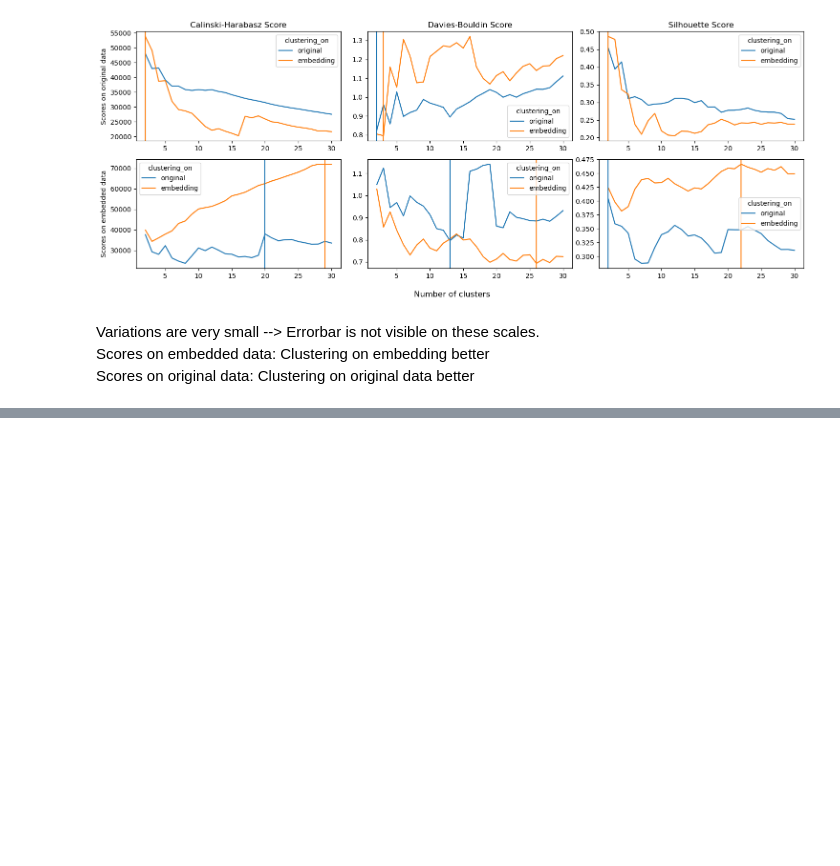
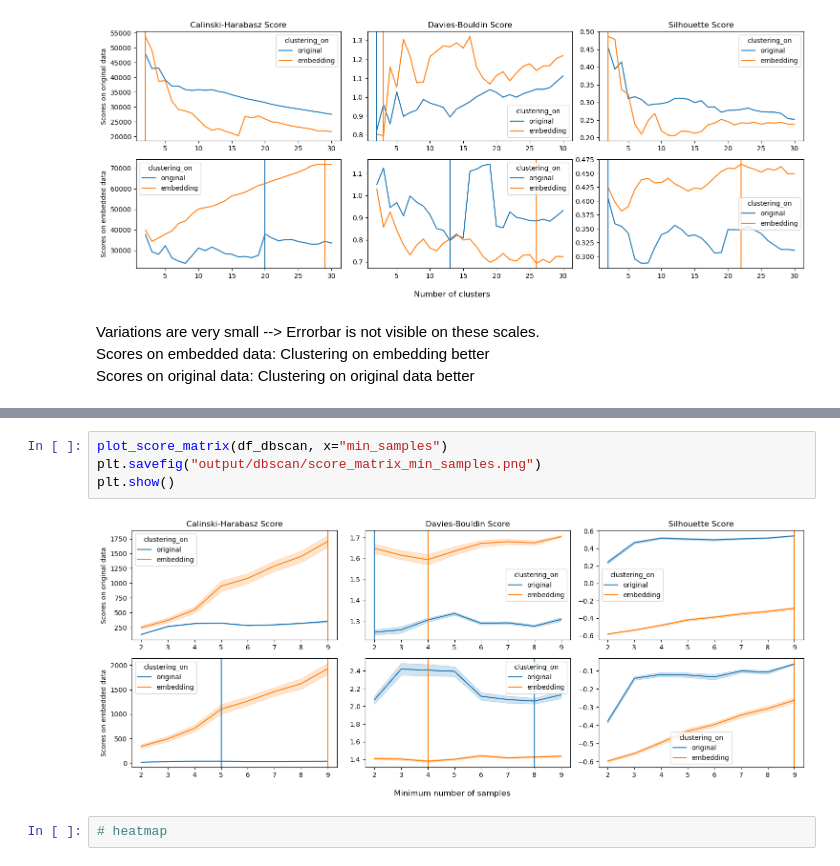
Before and after one commit to y-jenniges/ocean_cluster_validation, a Jupyter notebook: score_visualization.ipynb, the cells around one changed output, grey strips where cells are left out. Drawn from its saved outputs; the diff is of its cells as text; blank space fills up the shorter version.

```diff
--- a/score_visualization.ipynb
+++ b/score_visualization.ipynb
@@ -183,0 +204,8 @@ plt.show()
+# %%
+plot_score_matrix(df_dbscan, x="min_samples")
+plt.savefig("output/dbscan/score_matrix_min_samples.png")
+plt.show()
+# %% [output]
+[figure, added]
+# %%
+# heatmap
```
Also changed, not shown: parts of 8 cells of this notebook, 2 other files.
